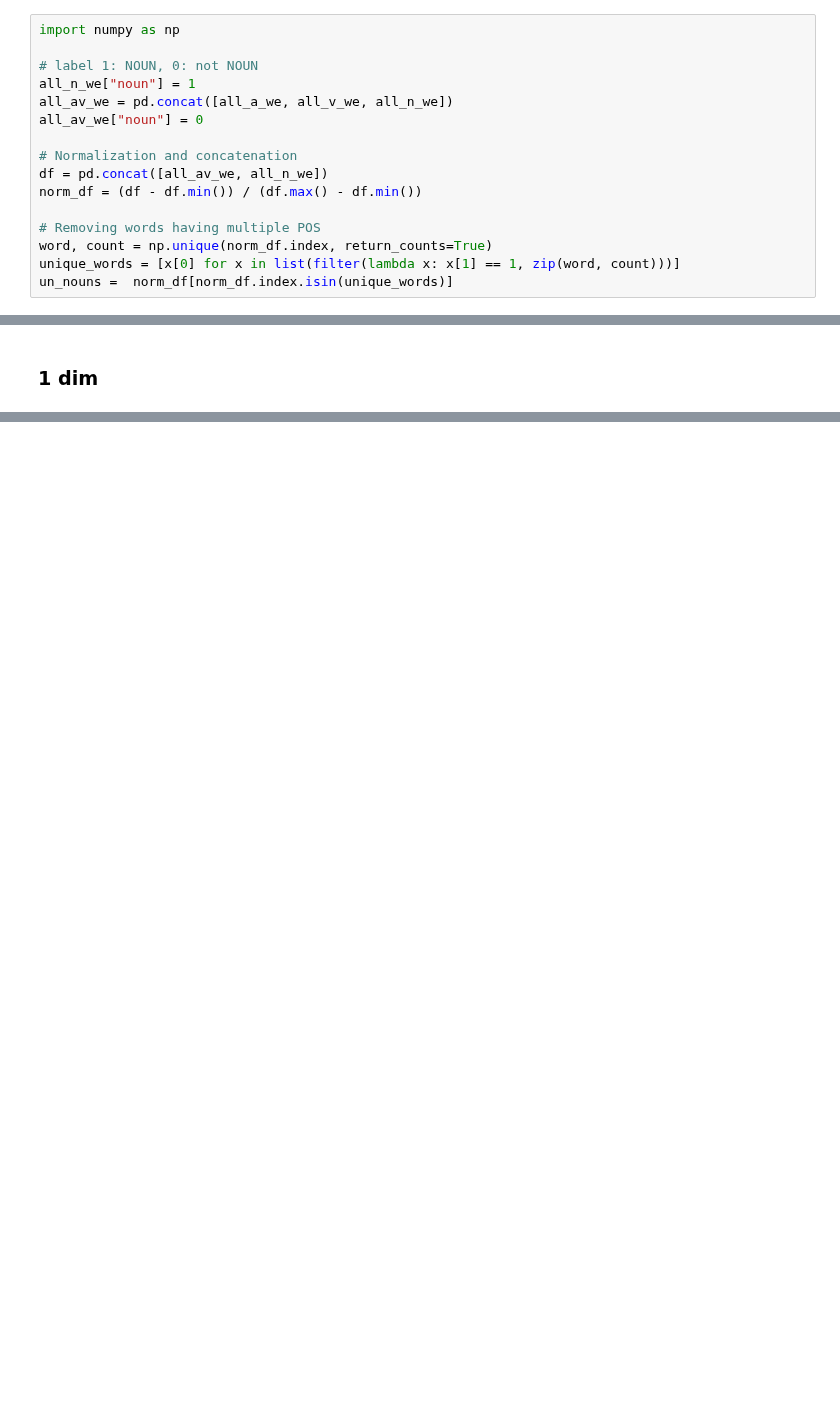
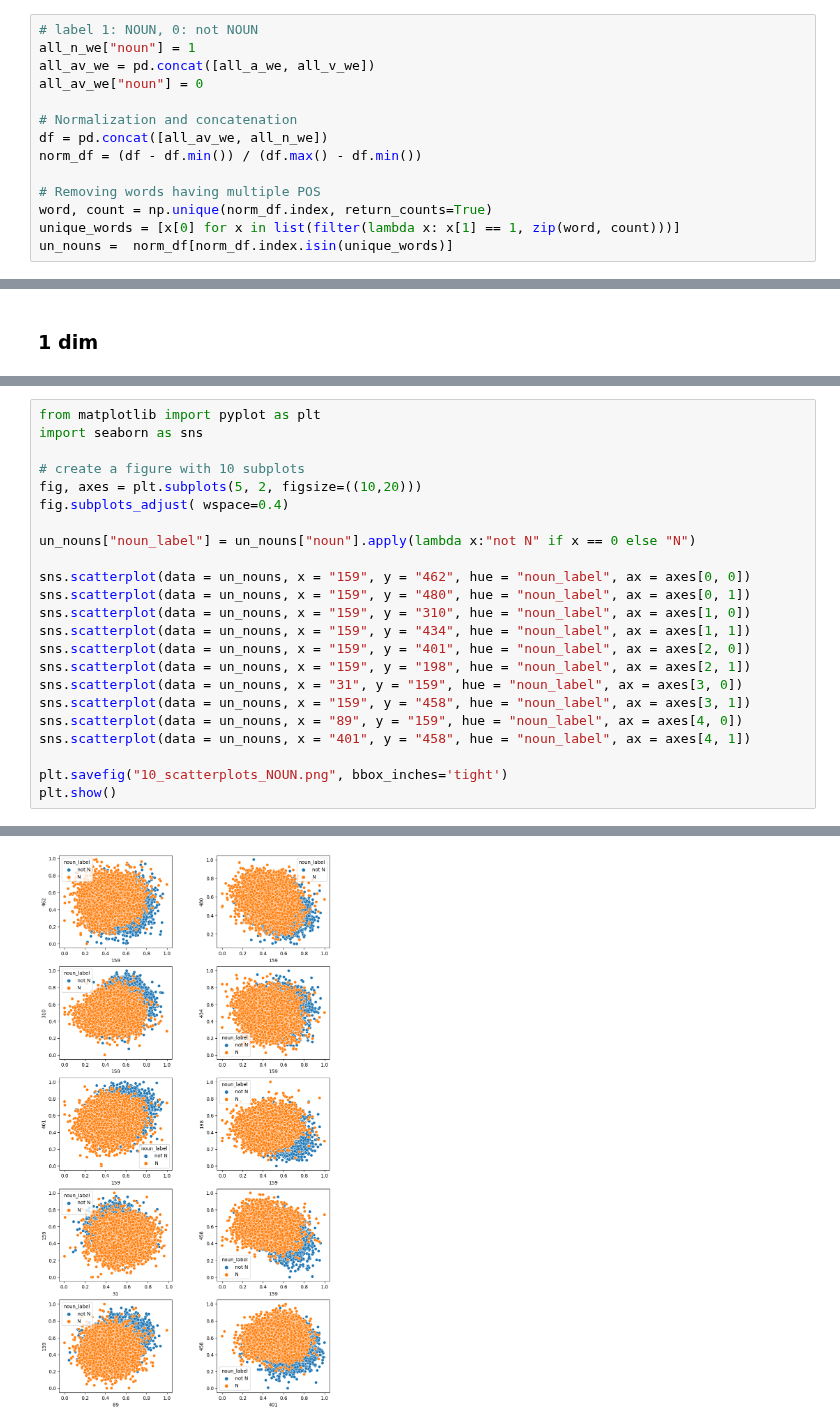
Before and after one commit to ClementineBleuze/WordEmbeddings, a Jupyter notebook: Notebooks_dim_clustering/pos_clustering.ipynb, the cells around one changed output, grey strips where cells are left out. Drawn from its saved outputs; the diff is of its cells as text; blank space fills up the shorter version.

Commit message:
kmeans for pos (noun)

```diff
--- a/Notebooks_dim_clustering/pos_clustering.ipynb
+++ b/Notebooks_dim_clustering/pos_clustering.ipynb
@@ -15,11 +19,9 @@ from sklearn.metrics import adjusted_rand_score
 # %% [markdown]
 ## 1. NOUN vs not-NOUN
 # %%
-import numpy as np
-
 # label 1: NOUN, 0: not NOUN
 all_n_we["noun"] = 1
-all_av_we = pd.concat([all_a_we, all_v_we, all_n_we])
+all_av_we = pd.concat([all_a_we, all_v_we])
 all_av_we["noun"] = 0
 
 # Normalization and concatenation
@@ -71,0 +97,24 @@ top10_1.head(10)
+# %%
+from matplotlib import pyplot as plt
+import seaborn as sns
+
+# create a figure with 10 subplots
+fig, axes = plt.subplots(5, 2, figsize=((10,20)))
+fig.subplots_adjust( wspace=0.4)
+
+un_nouns["noun_label"] = un_nouns["noun"].apply(lambda x:"not N" if x == 0 else "N")
+
+sns.scatterplot(data = un_nouns, x = "159", y = "462", hue = "noun_label", ax = axes[0, 0])
+sns.scatterplot(data = un_nouns, x = "159", y = "480", hue = "noun_label", ax = axes[0, 1])
+sns.scatterplot(data = un_nouns, x = "159", y = "310", hue = "noun_label", ax = axes[1, 0])
+sns.scatterplot(data = un_nouns, x = "159", y = "434", hue = "noun_label", ax = axes[1, 1])
+sns.scatterplot(data = un_nouns, x = "159", y = "401", hue = "noun_label", ax = axes[2, 0])
+sns.scatterplot(data = un_nouns, x = "159", y = "198", hue = "noun_label", ax = axes[2, 1])
+sns.scatterplot(data = un_nouns, x = "31", y = "159", hue = "noun_label", ax = axes[3, 0])
+sns.scatterplot(data = un_nouns, x = "159", y = "458", hue = "noun_label", ax = axes[3, 1])
+sns.scatterplot(data = un_nouns, x = "89", y = "159", hue = "noun_label", ax = axes[4, 0])
+sns.scatterplot(data = un_nouns, x = "401", y = "458", hue = "noun_label", ax = axes[4, 1])
+
+plt.savefig("10_scatterplots_NOUN.png", bbox_inches='tight')
+plt.show()
+# %% [output]
@@ -71,0 +126 @@ top10_1.head(10)
+[figure, added]
```
Also changed, not shown: parts of 17 cells of this notebook, 2 other files.
